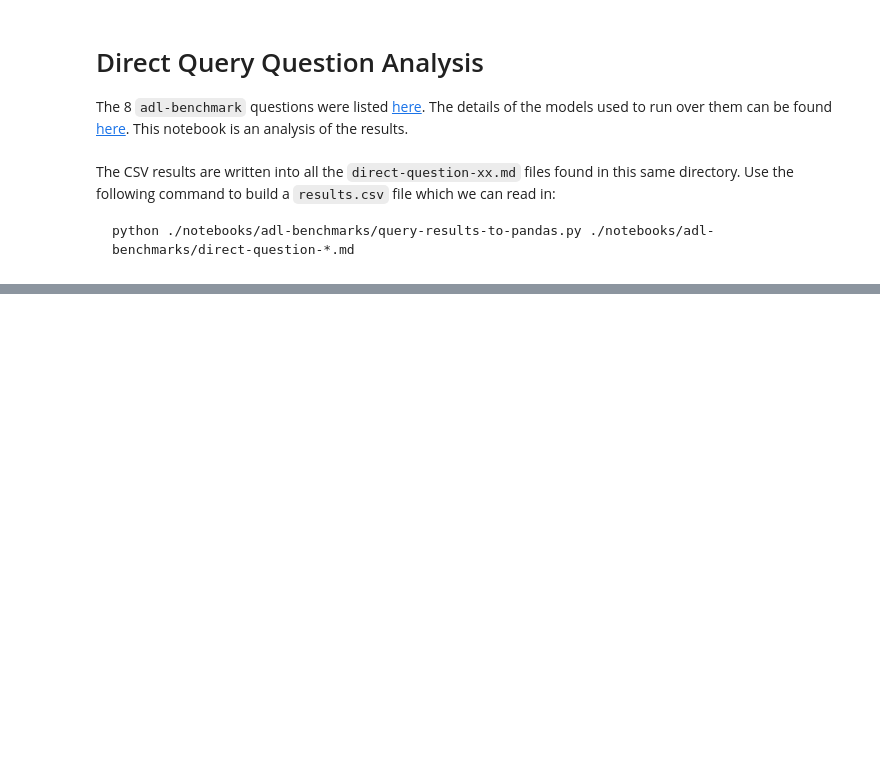
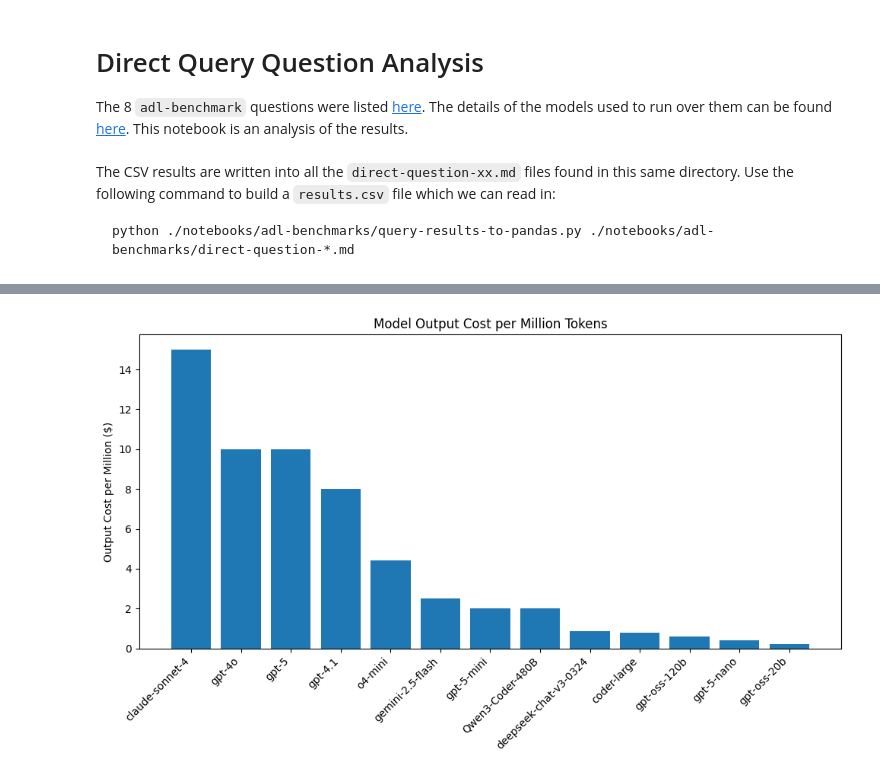
Before and after one commit to gordonwatts/atlas-plot-agent, a Jupyter notebook: notebooks/adl-benchmarks/direct-query-analysis.ipynb, the cells around one changed output, grey strips where cells are left out. Cells and saved outputs as stored; diff of their text form; code cells hidden in the pictures; blank space fills up the shorter version.

Commit message:
A first plot

```diff
--- a/notebooks/adl-benchmarks/direct-query-analysis.ipynb
+++ b/notebooks/adl-benchmarks/direct-query-analysis.ipynb
@@ -26,3 +37,10 @@ data.describe()
+# %%
+# Load models.yaml so that we can get from the detailed model name to the "nick-name"
+with open("models.yaml", "r") as f:
+    models = yaml.safe_load(f)["models"]
+
+nickname_lookup = {models[name]["model_name"]: name for name in models.keys()}
+data['model_nickname'] = data['Model'].map(nickname_lookup)
 # %%
 data.columns
 # %% [output]
@@ -34,0 +55,8 @@ Index(['Model(s)', 'Time (s)', 'Prompt Tokens', 'Completion Tokens',
+# %%
+# Extract model names and output costs
+model_costs = [(name, info.get('output_cost_per_million', 'N/A')) for name, info in models.items()]
+
+model_info = pd.DataFrame(model_costs, columns=["model_name", "output_cost_per_million"])
+# %%
+model_info_sorted = model_info.sort_values(by="output_cost_per_million", ascending=False)
+model_info_sorted
@@ -34,0 +78,11 @@ Index(['Model(s)', 'Time (s)', 'Prompt Tokens', 'Completion Tokens',
+# %%
+# Plot model costs
+plt.figure(figsize=(10, 6))
+plt.bar(model_info_sorted['model_name'], model_info_sorted['output_cost_per_million'])
+plt.xticks(rotation=45, ha='right')
+plt.ylabel('Output Cost per Million ($)')
+plt.title('Model Output Cost per Million Tokens')
+plt.tight_layout()
+plt.show()
+# %% [output]
+[figure, added]
```
Also changed, not shown: parts of 9 cells of this notebook.
